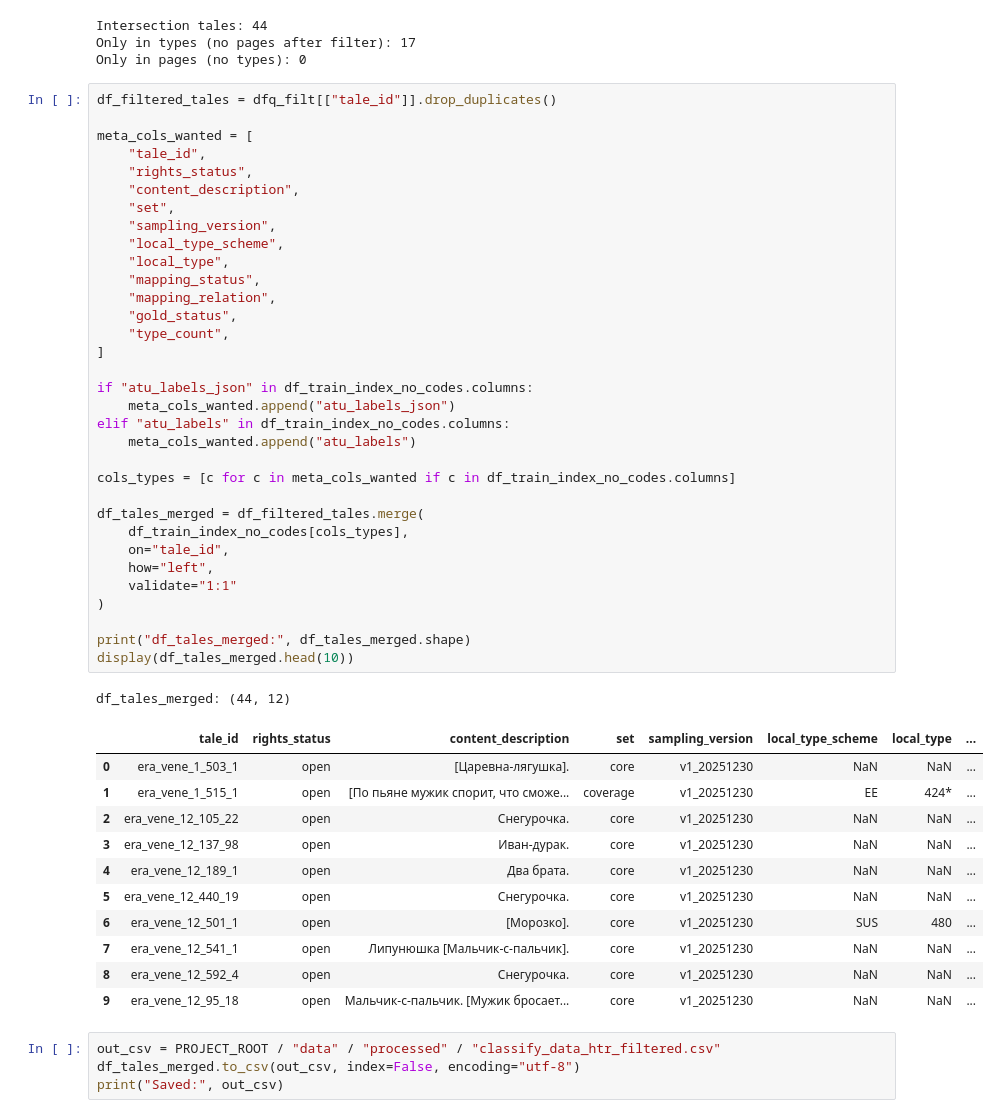
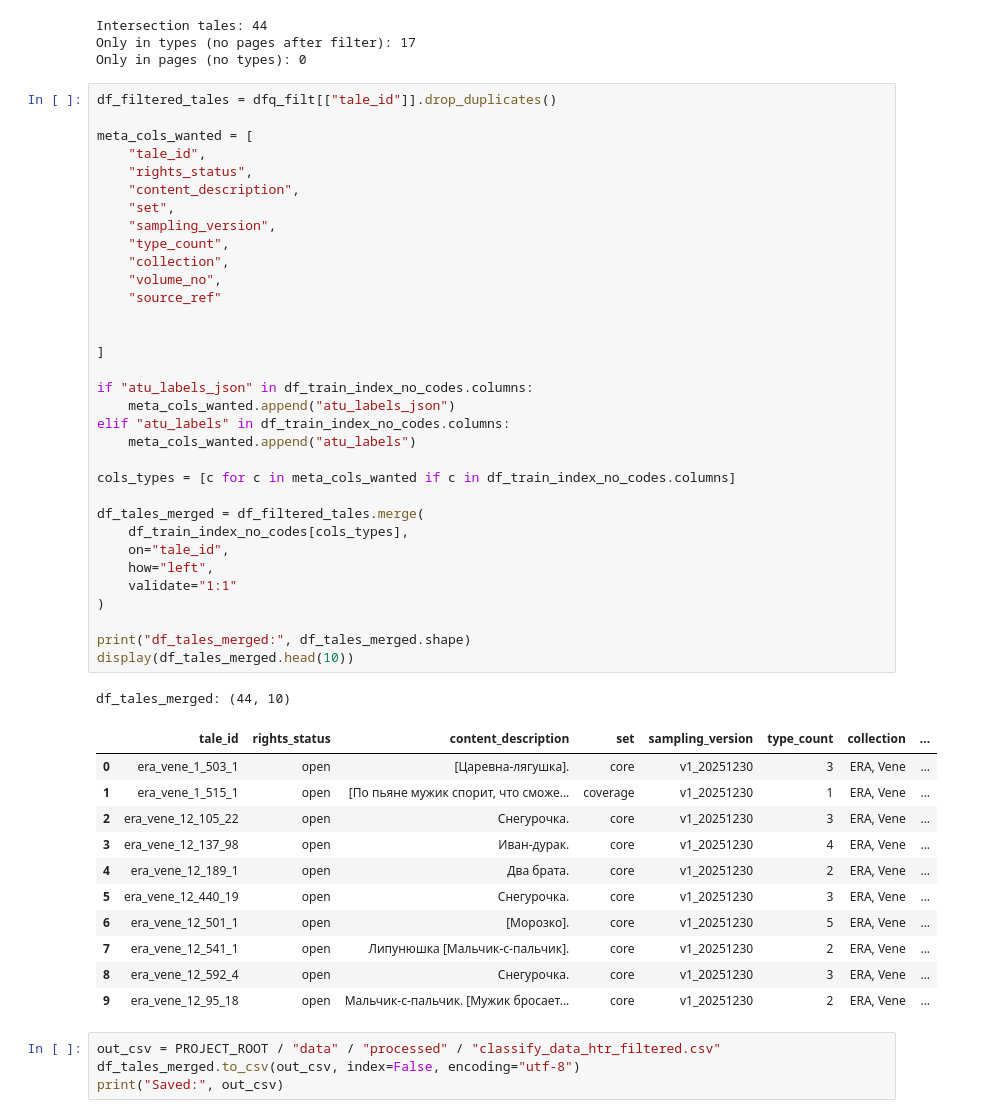
Before and after one commit to eugeniavd/magic_tagger, a Jupyter notebook: notebooks/05_data_preparation.ipynb, the cells around one changed output. Saved outputs shown, nothing was run; the diff lists cells and outputs as text.

```diff
--- a/notebooks/05_data_preparation.ipynb
+++ b/notebooks/05_data_preparation.ipynb
@@ -273,49 +269,49 @@ Only in pages (no types): 0
 # %%
 df_filtered_tales = dfq_filt[["tale_id"]].drop_duplicates()
 
 meta_cols_wanted = [
     "tale_id",
     "rights_status",
     "content_description",
     "set",
     "sampling_version",
-    "local_type_scheme",
-    "local_type",
-    "mapping_status",
-    "mapping_relation",
-    "gold_status",
     "type_count",
+    "collection",
+    "volume_no",
+    "source_ref"
+
+
 ]
 
 if "atu_labels_json" in df_train_index_no_codes.columns:
     meta_cols_wanted.append("atu_labels_json")
 elif "atu_labels" in df_train_index_no_codes.columns:
     meta_cols_wanted.append("atu_labels")
 
 cols_types = [c for c in meta_cols_wanted if c in df_train_index_no_codes.columns]
 
 df_tales_merged = df_filtered_tales.merge(
     df_train_index_no_codes[cols_types],
     on="tale_id",
     how="left",
     validate="1:1"
 )
 
 print("df_tales_merged:", df_tales_merged.shape)
 display(df_tales_merged.head(10))
 # %% [output]
-df_tales_merged: (44, 12)
+df_tales_merged: (44, 10)
-|  | tale_id | rights_status | content_description | set | sampling_version | local_type_scheme | local_type | ... |
-| 0 | era_vene_1_503_1 | open | [Царевна-лягушка]. | core | v1_20251230 | NaN | NaN | ... |
-| 1 | era_vene_1_515_1 | open | [По пьяне мужик спорит, что сможе... | coverage | v1_20251230 | EE | 424* | ... |
-| 2 | era_vene_12_105_22 | open | Снегурочка. | core | v1_20251230 | NaN | NaN | ... |
-| 3 | era_vene_12_137_98 | open | Иван-дурак. | core | v1_20251230 | NaN | NaN | ... |
-| 4 | era_vene_12_189_1 | open | Два брата. | core | v1_20251230 | NaN | NaN | ... |
-| 5 | era_vene_12_440_19 | open | Снегурочка. | core | v1_20251230 | NaN | NaN | ... |
-| 6 | era_vene_12_501_1 | open | [Морозко]. | core | v1_20251230 | SUS | 480 | ... |
-| 7 | era_vene_12_541_1 | open | Липунюшка [Мальчик-с-пальчик]. | core | v1_20251230 | NaN | NaN | ... |
-| 8 | era_vene_12_592_4 | open | Снегурочка. | core | v1_20251230 | NaN | NaN | ... |
-| 9 | era_vene_12_95_18 | open | Мальчик-с-пальчик. [Мужик бросает... | core | v1_20251230 | NaN | NaN | ... |
+|  | tale_id | rights_status | content_description | set | sampling_version | type_count | collection | ... |
+| 0 | era_vene_1_503_1 | open | [Царевна-лягушка]. | core | v1_20251230 | 3 | ERA, Vene | ... |
+| 1 | era_vene_1_515_1 | open | [По пьяне мужик спорит, что сможе... | coverage | v1_20251230 | 1 | ERA, Vene | ... |
+| 2 | era_vene_12_105_22 | open | Снегурочка. | core | v1_20251230 | 3 | ERA, Vene | ... |
+| 3 | era_vene_12_137_98 | open | Иван-дурак. | core | v1_20251230 | 4 | ERA, Vene | ... |
+| 4 | era_vene_12_189_1 | open | Два брата. | core | v1_20251230 | 2 | ERA, Vene | ... |
+| 5 | era_vene_12_440_19 | open | Снегурочка. | core | v1_20251230 | 3 | ERA, Vene | ... |
+| 6 | era_vene_12_501_1 | open | [Морозко]. | core | v1_20251230 | 5 | ERA, Vene | ... |
+| 7 | era_vene_12_541_1 | open | Липунюшка [Мальчик-с-пальчик]. | core | v1_20251230 | 2 | ERA, Vene | ... |
+| 8 | era_vene_12_592_4 | open | Снегурочка. | core | v1_20251230 | 3 | ERA, Vene | ... |
+| 9 | era_vene_12_95_18 | open | Мальчик-с-пальчик. [Мужик бросает... | core | v1_20251230 | 2 | ERA, Vene | ... |
 # %%
 out_csv = PROJECT_ROOT / "data" / "processed" / "classify_data_htr_filtered.csv"
 df_tales_merged.to_csv(out_csv, index=False, encoding="utf-8")
```
Also changed, not shown: parts of 19 cells of this notebook, 21 other files.
